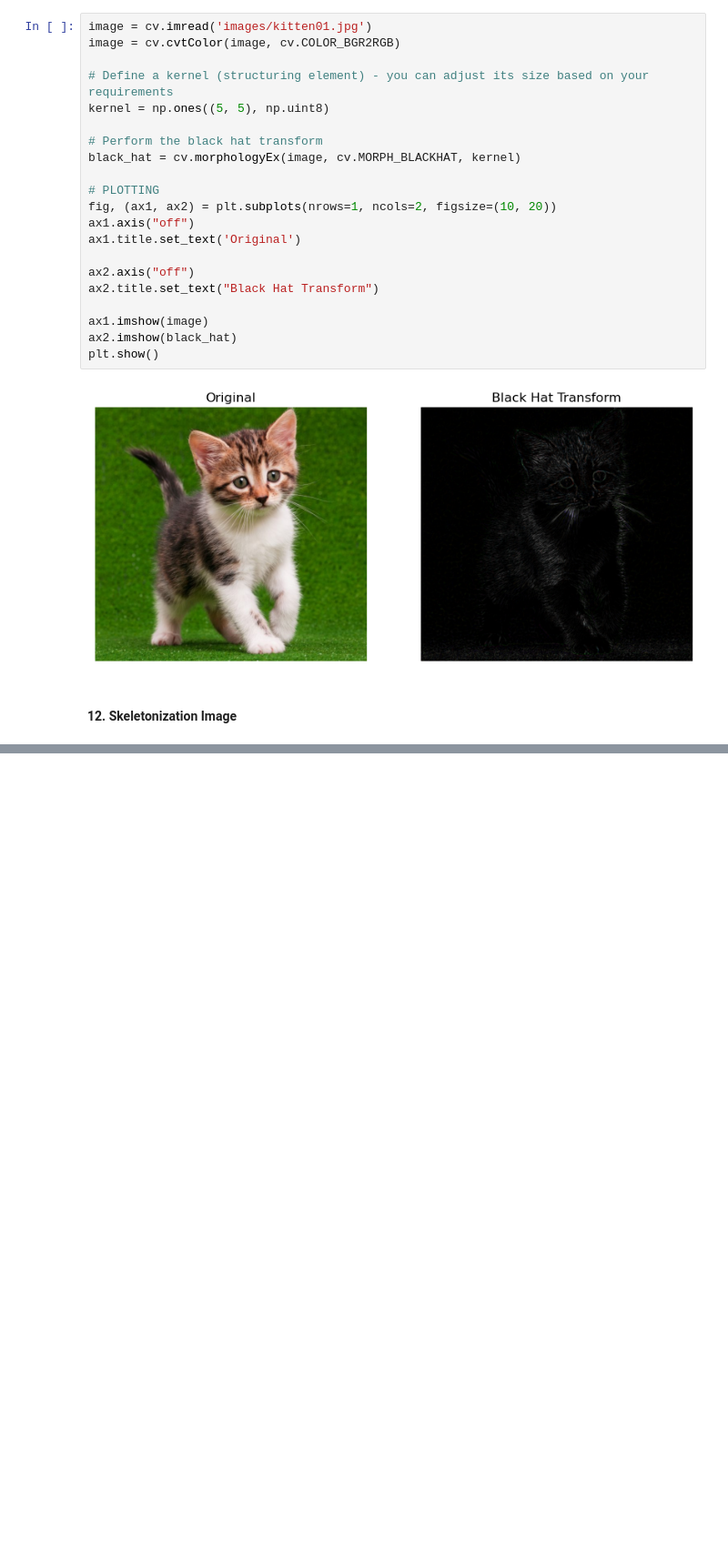
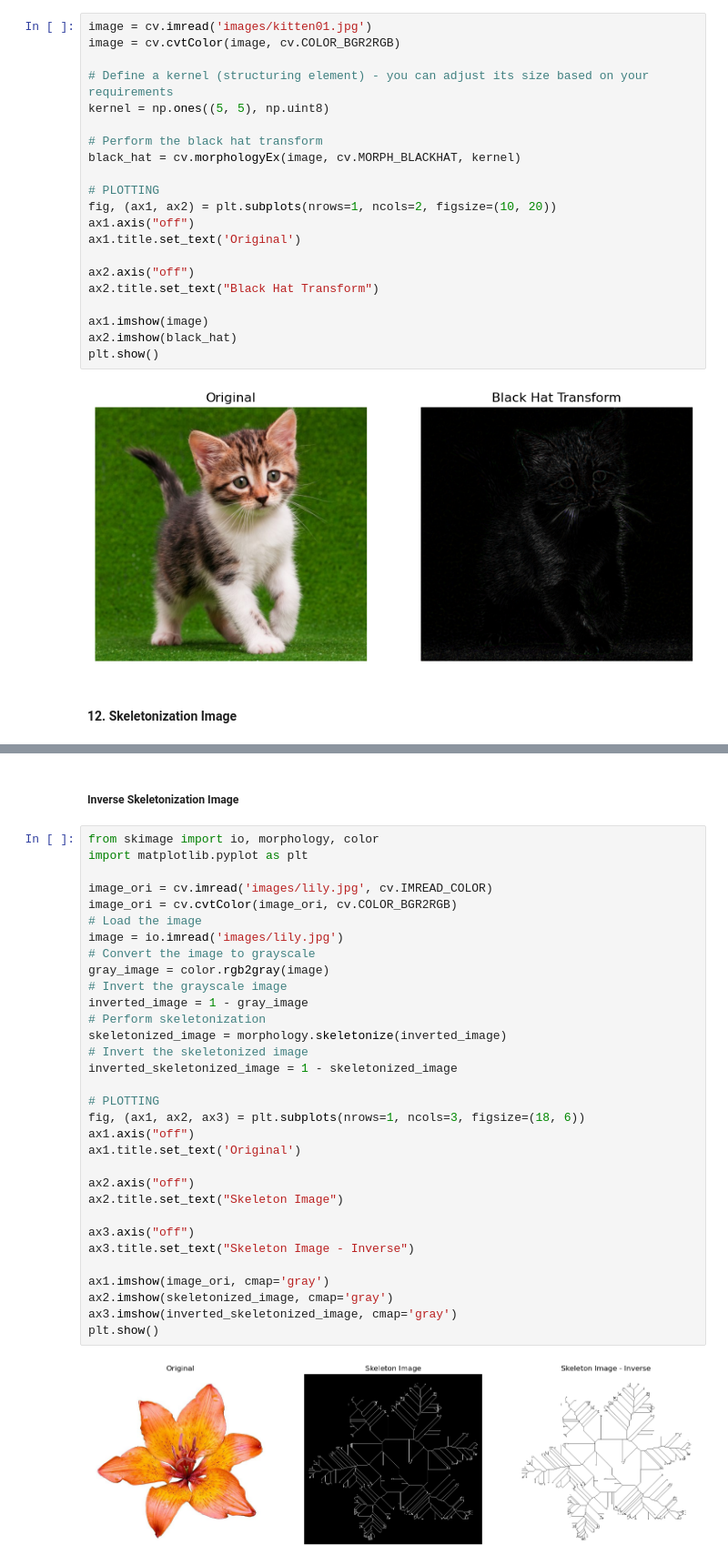
Before and after one commit to ilhamydn17/PCVK_Ganjil_2023, a Jupyter notebook: PCVK_Week_09.ipynb, the cells around one changed output, grey strips where cells are left out. Shown at 91% size. Saved outputs shown, nothing was run; the diff lists cells and outputs as text; blank space fills up the shorter version.

```diff
--- a/PCVK_Week_09.ipynb
+++ b/PCVK_Week_09.ipynb
@@ -526,0 +492,36 @@ Error:
+# %% [markdown]
+##### Inverse Skeletonization Image
+# %%
+from skimage import io, morphology, color
+import matplotlib.pyplot as plt
+
+image_ori = cv.imread('images/lily.jpg', cv.IMREAD_COLOR)
+image_ori = cv.cvtColor(image_ori, cv.COLOR_BGR2RGB)
+# Load the image
+image = io.imread('images/lily.jpg')
+# Convert the image to grayscale
+gray_image = color.rgb2gray(image)
+# Invert the grayscale image
+inverted_image = 1 - gray_image
+# Perform skeletonization
+skeletonized_image = morphology.skeletonize(inverted_image)
+# Invert the skeletonized image
+inverted_skeletonized_image = 1 - skeletonized_image
+
+# PLOTTING
+fig, (ax1, ax2, ax3) = plt.subplots(nrows=1, ncols=3, figsize=(18, 6))
+ax1.axis("off")
+ax1.title.set_text('Original')
+
+ax2.axis("off")
+ax2.title.set_text("Skeleton Image")
+
+ax3.axis("off")
+ax3.title.set_text("Skeleton Image - Inverse")
+
+ax1.imshow(image_ori, cmap='gray')
+ax2.imshow(skeletonized_image, cmap='gray')
+ax3.imshow(inverted_skeletonized_image, cmap='gray')
+plt.show()
+# %% [output]
+[figure, added]
```
Also changed, not shown: parts of 13 cells of this notebook, 2 other files.
